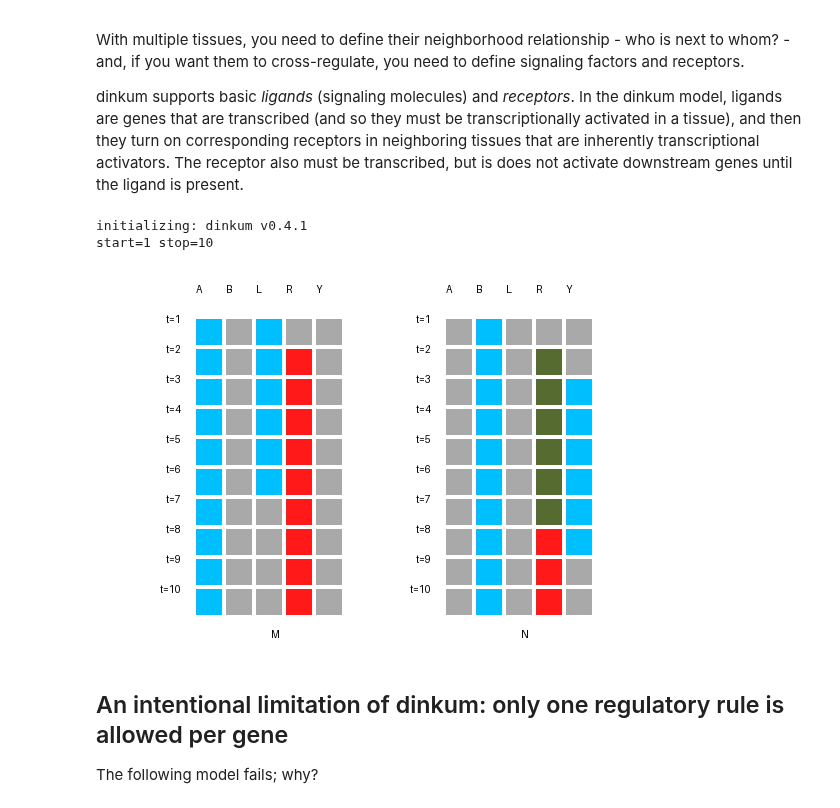
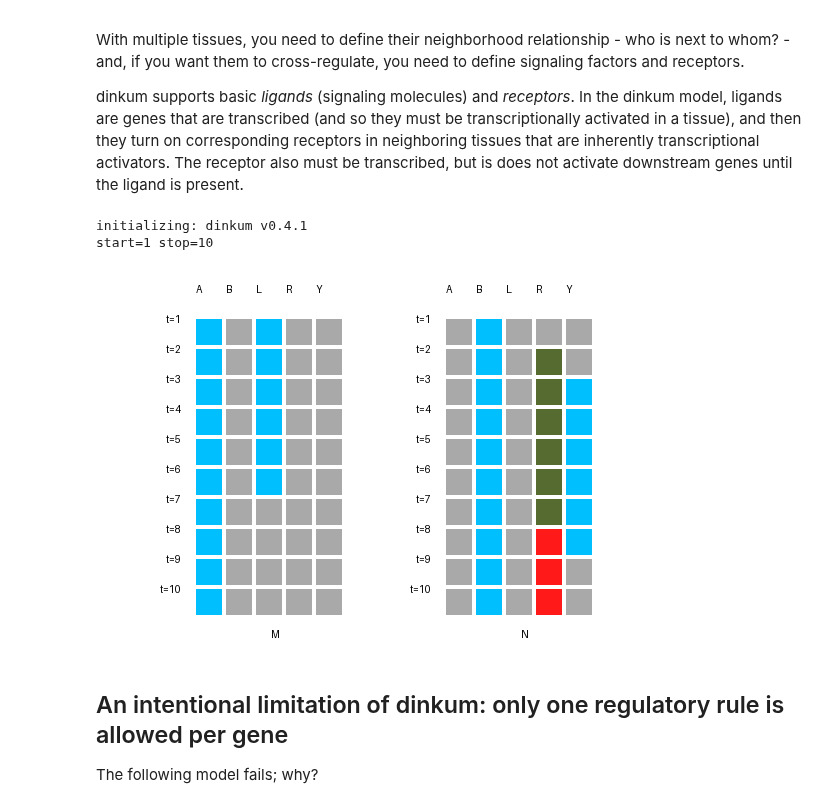
Before and after one commit to dinkum-bio/dinkum, a Jupyter notebook: notebooks/0-getting-started.ipynb, the cells around one changed output. Saved outputs shown, nothing was run; the diff lists cells and outputs as text; code cells hidden in the pictures.

```diff
--- a/notebooks/0-getting-started.ipynb
+++ b/notebooks/0-getting-started.ipynb
@@ -111,37 +111,36 @@ dinkum supports basic _ligands_ (signaling molecules) and _receptors_. In the di
 dinkum.reset()
 
 # create two tissues
 m = Tissue(name='M')
 n = Tissue(name='N')
 
-# make them neighbors.
+# make them neighbors. This is bidirectional by default.
 m.add_neighbor(neighbor=n)
-n.add_neighbor(neighbor=m)
 
 a = Gene(name='A')          # permanent positive input in M and N; will turn on receptor R
 m.add_gene(gene=a, start=1)
 b = Gene(name='B')          # permanent positive input in M and N; will turn on receptor R
 n.add_gene(gene=b, start=1)
 
 # VFG:
 l = Ligand(name='L')                       # ligand
 r = Receptor(name='R', ligand=l)           # receptor with associated ligand
 y = Gene(name='Y')                         # output
 
 # ligand L: on in tissue M
 l.is_present(where=m, start=1, duration=6)
 
 # receptor R: transcribed by A, activated by ligand L.
-r.activated_or(sources=[a, b])
+r.activated_by_or(sources=[b])
 
 # gene Y turned on by receptor R
 y.activated_by(source=r)    # transcription of Y turned on by activated R.
 
 dinkum.run_and_display(stop=10)
 # %% [output]
 initializing: dinkum v0.4.1
 start=1 stop=10
-[figure, old version]
+[figure, new version]
 # %% [markdown]
 ## An intentional limitation of dinkum: only one regulatory rule is allowed per gene
 
```
Also changed, not shown: parts of 3 cells of this notebook, 9 other files.
